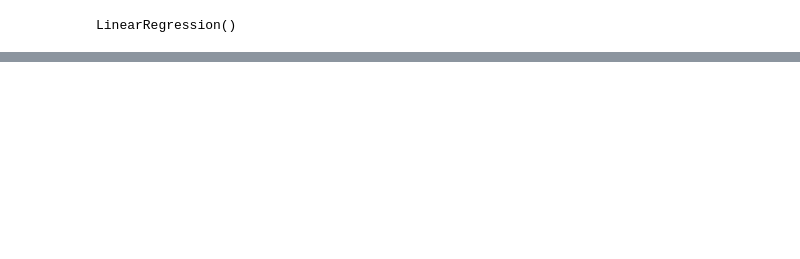
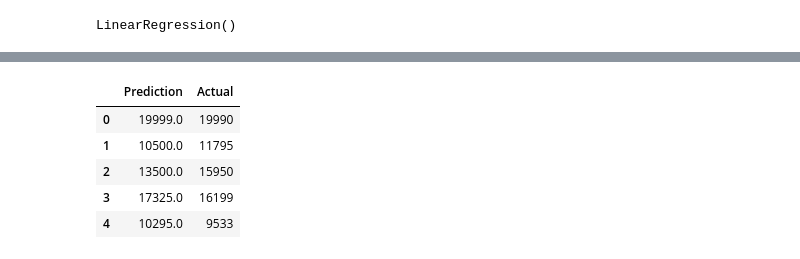
Before and after one commit to claywrentz/MLFinalProject, a Jupyter notebook: CarPrice.ipynb, the cells around one changed output, grey strips where cells are left out. Cells and saved outputs as stored; diff of their text form; code cells hidden in the pictures; blank space fills up the shorter version.

```diff
--- a/CarPrice.ipynb
+++ b/CarPrice.ipynb
@@ -142,5 +149,17 @@ print(r2_score*100,'%')
 # %%
 from sklearn.tree import DecisionTreeRegressor
 
 tree_reg = DecisionTreeRegressor()
 tree_reg.fit(X_train, y_train)
+thing1 = tree_reg.predict(X_test).tolist()
+data = {'Prediction':thing1,
+        'Actual':thing2}
+df = pd.DataFrame(data)
+df.head()
+# %% [output]
+|  | Prediction | Actual |
+| 0 | 19999.0 | 19990 |
+| 1 | 10500.0 | 11795 |
+| 2 | 13500.0 | 15950 |
+| 3 | 17325.0 | 16199 |
+| 4 | 10295.0 | 9533 |
```
Also changed, not shown: parts of 23 cells of this notebook.
